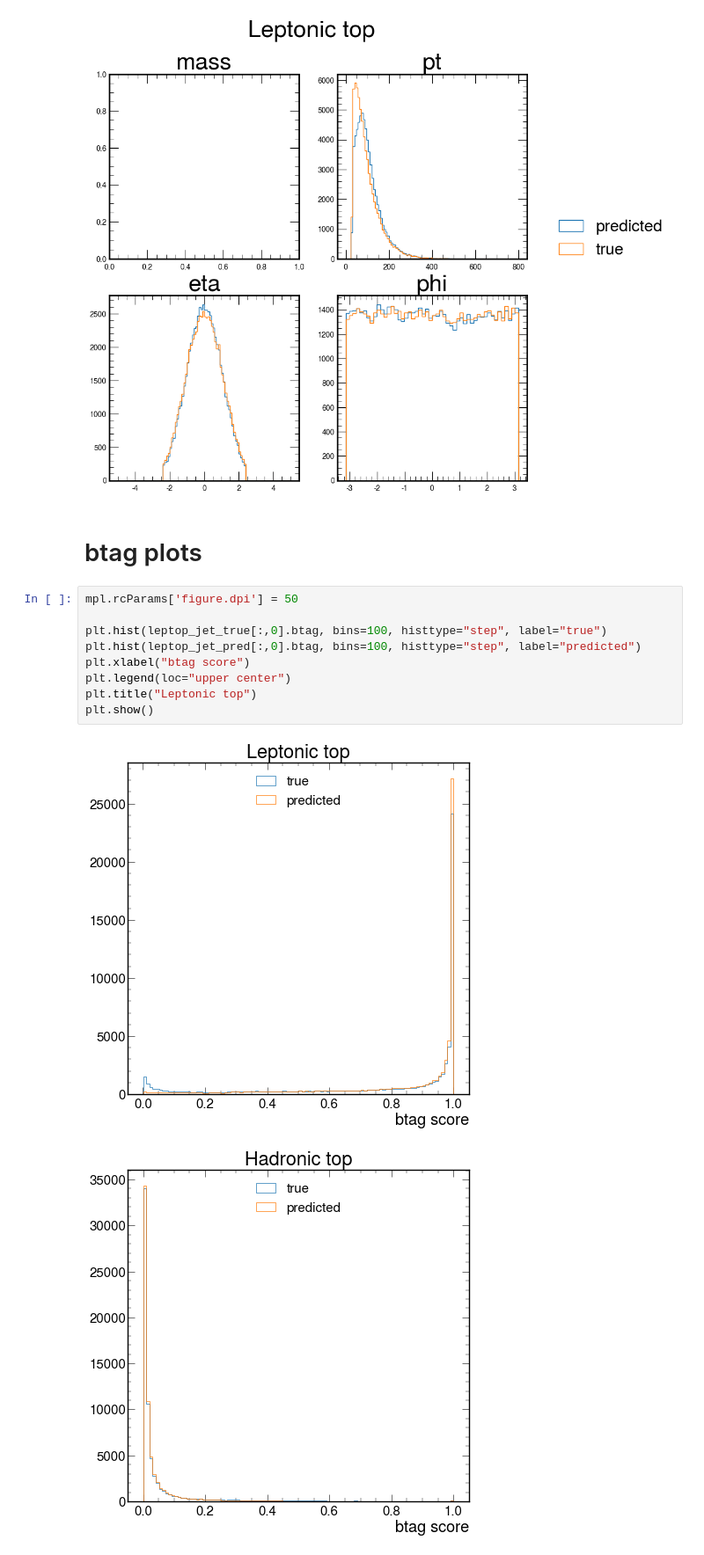
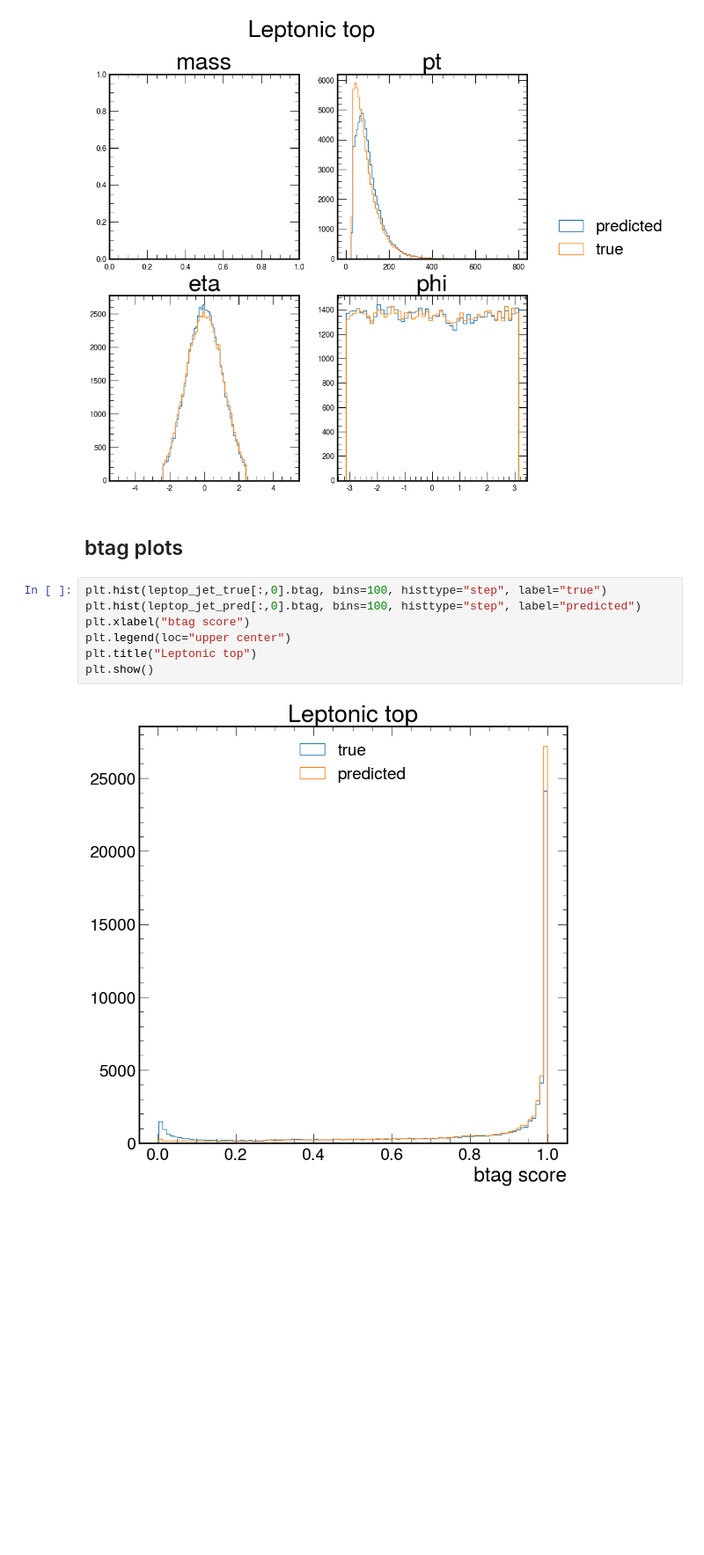
Before and after one commit to yuliia-maidannyk/tth_labbook, a Jupyter notebook: _build/jupyter_execute/docs/plots_v5_matched.ipynb, the cells around one changed output. Shown at 88% size. Cells and saved outputs as stored; diff of their text form; blank space fills up the shorter version.

```diff
--- a/_build/jupyter_execute/docs/plots_v5_matched.ipynb
+++ b/_build/jupyter_execute/docs/plots_v5_matched.ipynb
@@ -324,16 +286,13 @@ plt.show()
 # %% [output]
 [figure]
 # %% [markdown]
-# btag plots
+## btag plots
 # %%
-mpl.rcParams['figure.dpi'] = 50
-
 plt.hist(leptop_jet_true[:,0].btag, bins=100, histtype="step", label="true")
 plt.hist(leptop_jet_pred[:,0].btag, bins=100, histtype="step", label="predicted")
 plt.xlabel("btag score")
 plt.legend(loc="upper center")
 plt.title("Leptonic top")
 plt.show()
 # %% [output]
-[figure, old version]
+[figure, new version]
-[figure, removed]
```
Also changed, not shown: parts of 23 cells of this notebook, 44 other files.
